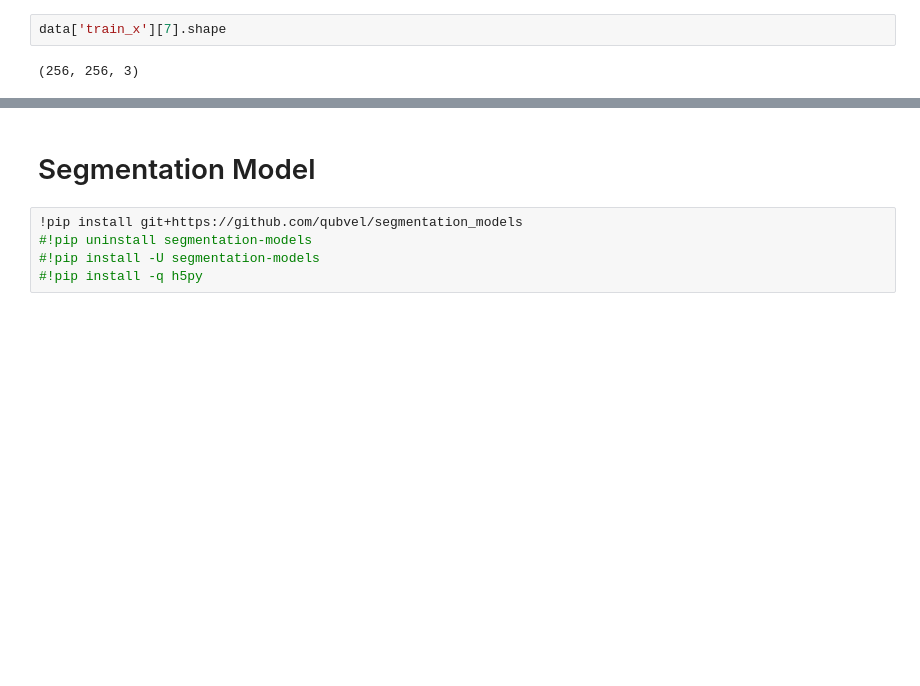
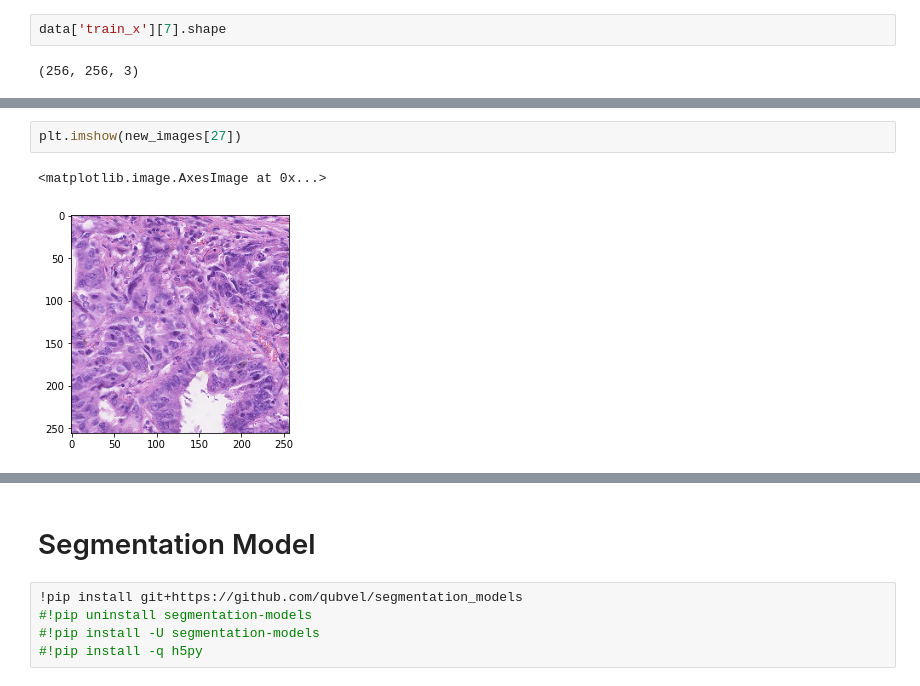
Before and after one commit to zahrasalarian/Artificial-Intelligence-in-Medicine-Projects, a Jupyter notebook: p4/main_p4.ipynb, the cells around one changed output, grey strips where cells are left out. Drawn from its saved outputs; the diff is of its cells as text; blank space fills up the shorter version.

```diff
--- a/p4/main.ipynb
+++ b/p4/main_p4.ipynb
@@ -166,0 +273,5 @@ data['train_y'][7].shape
+# %%
+plt.imshow(new_images[27])
+# %% [output]
+<matplotlib.image.AxesImage at 0x...>
+[figure, added]
```
Also changed, not shown: parts of 41 cells of this notebook, 7 other files.
